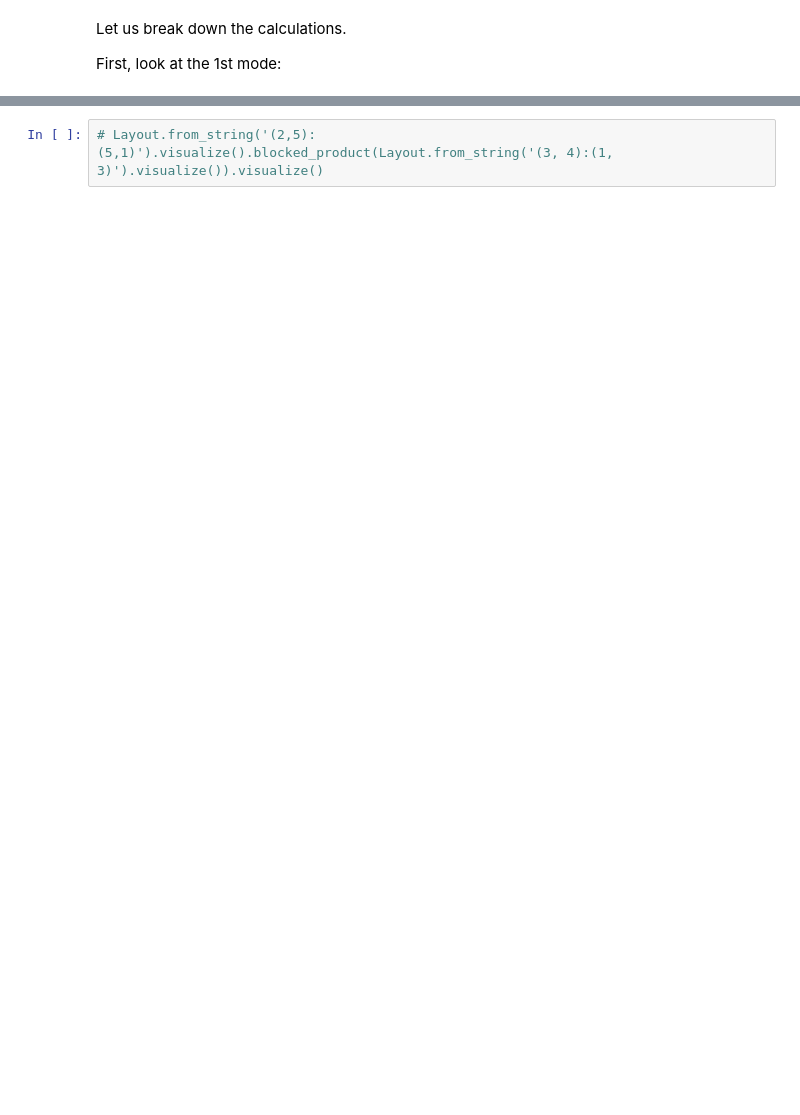
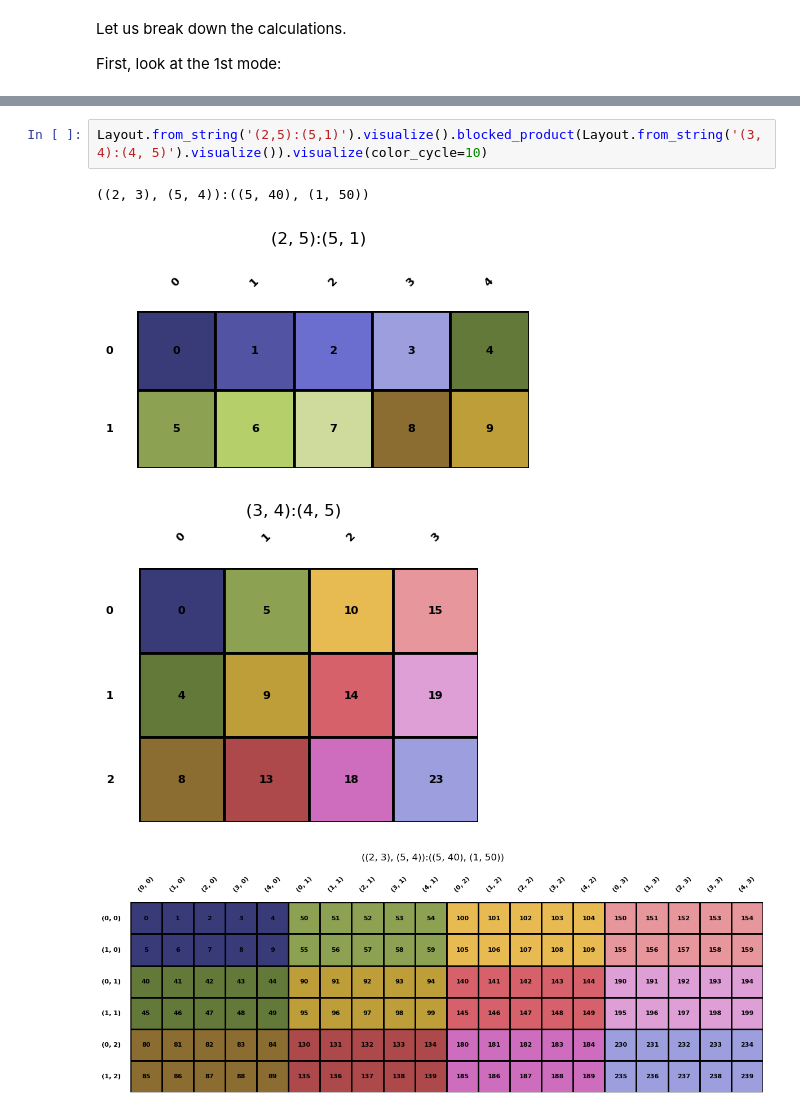
Before and after one commit to w32zhong/simp-intelligence, a Jupyter notebook: simp_intelligence/math/layout_product.ipynb, the cells around one changed output, grey strips where cells are left out. Cells and saved outputs as stored; diff of their text form; blank space fills up the shorter version.

```diff
--- a/simp_intelligence/math/layout_product.ipynb
+++ b/simp_intelligence/math/layout_product.ipynb
@@ -50,2 +64,7 @@ size =  2 * 21 = 42
 # %%
-# Layout.from_string('(2,5):(5,1)').visualize().blocked_product(Layout.from_string('(3, 4):(1, 3)').visualize()).visualize()
+Layout.from_string('(2,5):(5,1)').visualize().blocked_product(Layout.from_string('(3, 4):(4, 5)').visualize()).visualize(color_cycle=10)
+# %% [output]
+((2, 3), (5, 4)):((5, 40), (1, 50))
+[figure, added]
+[figure, added]
+[figure, added]
```
Also changed, not shown: parts of 5 cells of this notebook.
